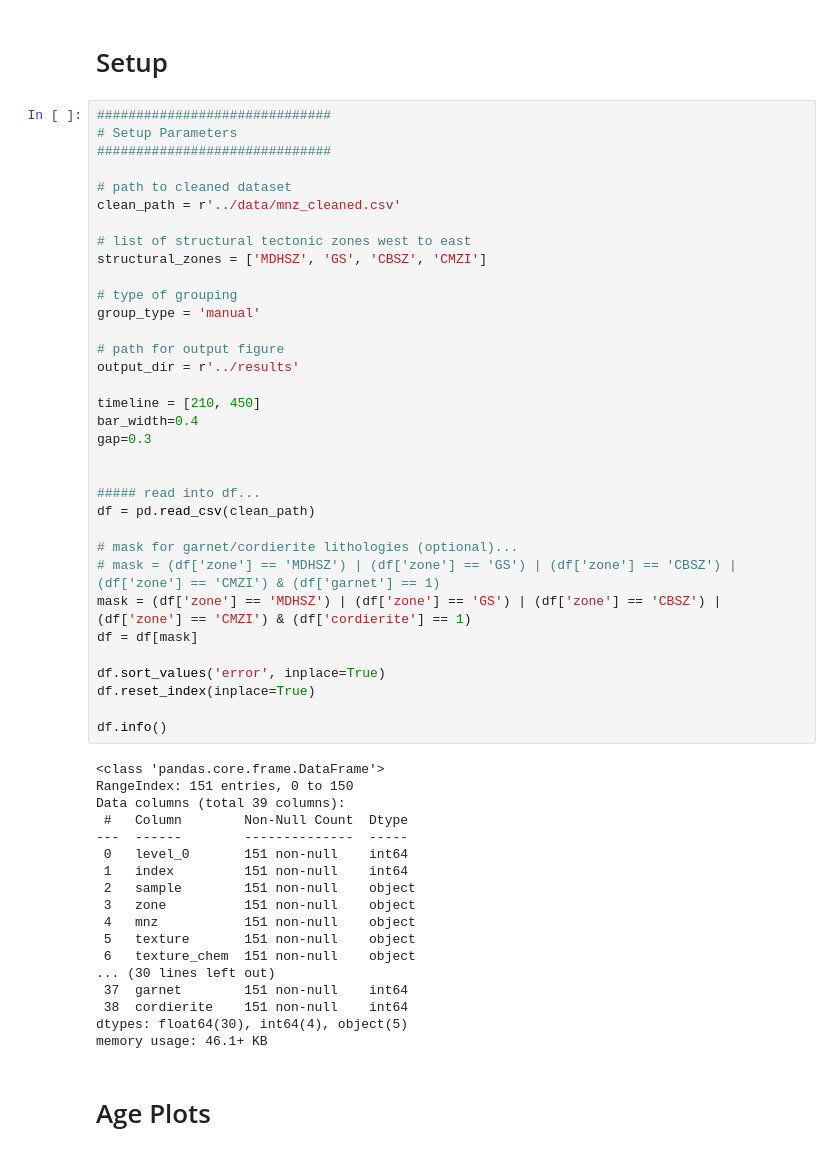
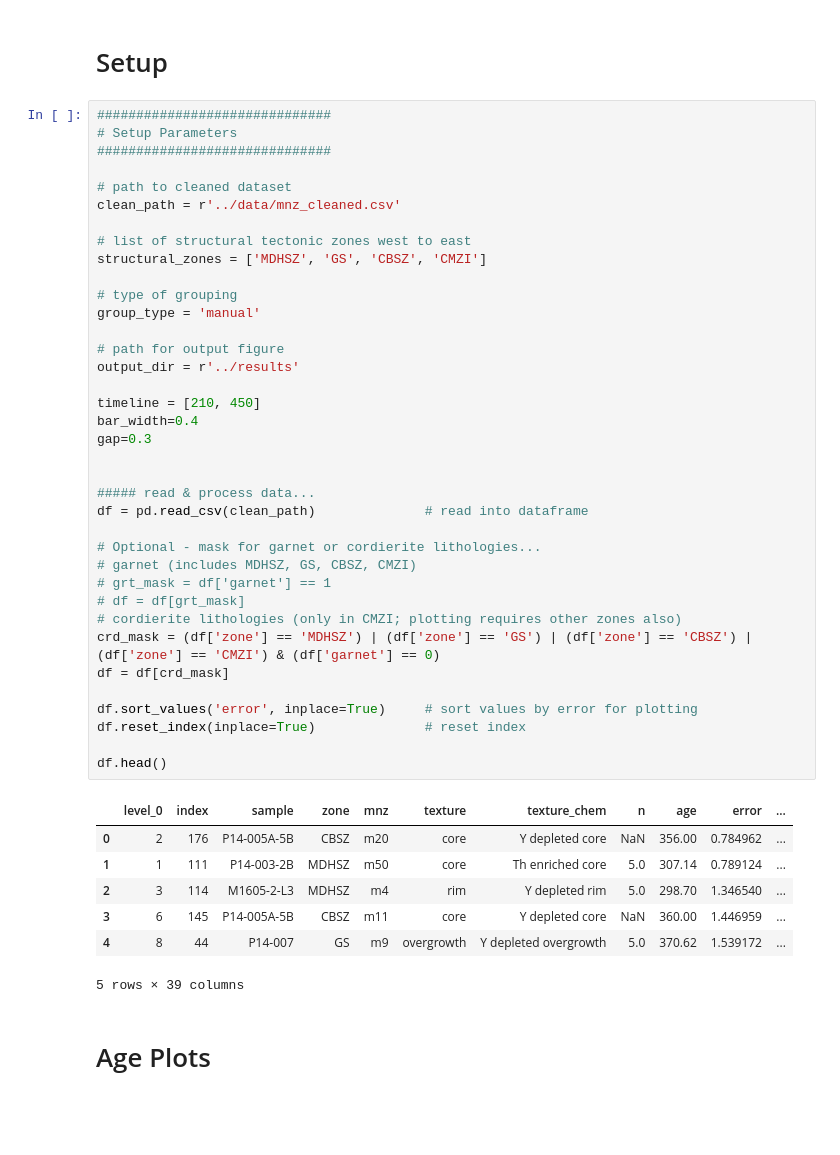
Before and after one commit to masseygeo/monazite-age-clustering, a Jupyter notebook: code/manual.ipynb, the cells around one changed output. Saved outputs shown, nothing was run; the diff lists cells and outputs as text; blank space fills up the shorter version.

```diff
--- a/code/manual.ipynb
+++ b/code/manual.ipynb
@@ -15,55 +15,48 @@ from matplotlib.gridspec import GridSpec
 # %%
 ##############################
 # Setup Parameters
 ##############################
 
 # path to cleaned dataset
 clean_path = r'../data/mnz_cleaned.csv'
 
 # list of structural tectonic zones west to east
 structural_zones = ['MDHSZ', 'GS', 'CBSZ', 'CMZI']
 
 # type of grouping
 group_type = 'manual'
 
 # path for output figure
 output_dir = r'../results'
 
 timeline = [210, 450]
 bar_width=0.4
 gap=0.3
 
 
-##### read into df...
-df = pd.read_csv(clean_path)
+##### read & process data...
+df = pd.read_csv(clean_path)              # read into dataframe
 
-# mask for garnet/cordierite lithologies (optional)...
-# mask = (df['zone'] == 'MDHSZ') | (df['zone'] == 'GS') | (df['zone'] == 'CBSZ') | (df['zone'] == 'CMZI') & (df['garnet'] == 1)
-mask = (df['zone'] == 'MDHSZ') | (df['zone'] == 'GS') | (df['zone'] == 'CBSZ') | (df['zone'] == 'CMZI') & (df['cordierite'] == 1)
-df = df[mask]
+# Optional - mask for garnet or cordierite lithologies...
+# garnet (includes MDHSZ, GS, CBSZ, CMZI)
+# grt_mask = df['garnet'] == 1
+# df = df[grt_mask]
+# cordierite lithologies (only in CMZI; plotting requires other zones also)
+crd_mask = (df['zone'] == 'MDHSZ') | (df['zone'] == 'GS') | (df['zone'] == 'CBSZ') | (df['zone'] == 'CMZI') & (df['garnet'] == 0)
+df = df[crd_mask]
 
-df.sort_values('error', inplace=True)
-df.reset_index(inplace=True)
+df.sort_values('error', inplace=True)     # sort values by error for plotting
+df.reset_index(inplace=True)              # reset index
 
-df.info()
+df.head()
 # %% [output]
+|  | level_0 | index | sample | zone | mnz | texture | texture_chem | n | age | error | ... |
+| 0 | 2 | 176 | P14-005A-5B | CBSZ | m20 | core | Y depleted core | NaN | 356.00 | 0.784962 | ... |
+| 1 | 1 | 111 | P14-003-2B | MDHSZ | m50 | core | Th enriched core | 5.0 | 307.14 | 0.789124 | ... |
+| 2 | 3 | 114 | M1605-2-L3 | MDHSZ | m4 | rim | Y depleted rim | 5.0 | 298.70 | 1.346540 | ... |
+| 3 | 6 | 145 | P14-005A-5B | CBSZ | m11 | core | Y depleted core | NaN | 360.00 | 1.446959 | ... |
+| 4 | 8 | 44 | P14-007 | GS | m9 | overgrowth | Y depleted overgrowth | 5.0 | 370.62 | 1.539172 | ... |
-<class 'pandas.core.frame.DataFrame'>
-RangeIndex: 151 entries, 0 to 150
-Data columns (total 39 columns):
- #   Column        Non-Null Count  Dtype
----  ------        --------------  -----
- 0   level_0       151 non-null    int64
- 1   index         151 non-null    int64
- 2   sample        151 non-null    object
- 3   zone          151 non-null    object
- 4   mnz           151 non-null    object
- 5   texture       151 non-null    object
- 6   texture_chem  151 non-null    object
-... (30 lines left out)
- 37  garnet        151 non-null    int64
- 38  cordierite    151 non-null    int64
-dtypes: float64(30), int64(4), object(5)
-memory usage: 46.1+ KB
+5 rows × 39 columns
 # %% [markdown]
 # Age Plots
 # %% [markdown]
```
Also changed, not shown: parts of 6 cells of this notebook, 5 other files.
